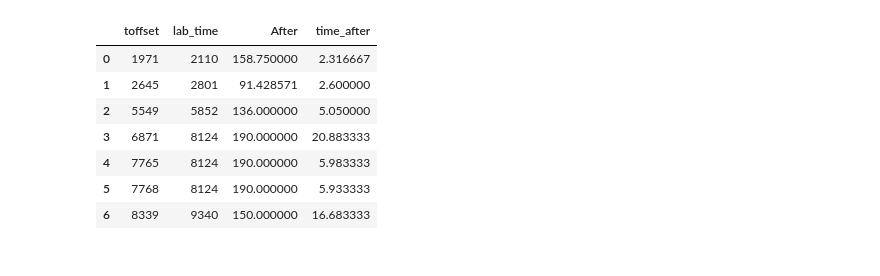
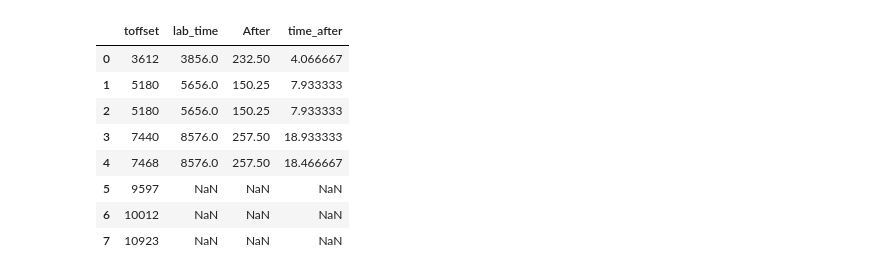
Before and after one commit to RomGutman/eICU_ARDS, a Jupyter notebook: ARDS.ipynb, the cells around one changed output. Drawn from its saved outputs; the diff is of its cells as text; code cells hidden in the pictures.

```diff
--- a/ARDS.ipynb
+++ b/ARDS.ipynb
@@ -66,7 +68,7 @@ q3 = """
     where patienthealthsystemstayid = %(phsid)s
                             """
 # %%
-param = {'phsid': '2645908'}
+param = {'phsid': 2473007}
 tr = pd.read_sql_query(query, con, params=param)
 tr2 = pd.read_sql_query(q2, con, params=param)
 df3 = tr.merge(tr2, how='left', on=['phsid']).copy()
@@ -75,6 +77,6 @@ df3 = tr.merge(tr2, how='left', on=['phsid']).copy()
 # tr3
 df3['closed'] = ((df3['toffset'] - df3['lab_time'])/60).astype(float)
 
-df3[['phsid','lab_time','PF ratio','toffset','closed']]
+df3[['phsid','lab_time','PF ratio','toffset','closed']].head(10)
 # %% [output]
 |  | phsid | lab_time | PF ratio | toffset | closed |
@@ -117,17 +121,18 @@ df2
 # %%
-df4 = pd.merge_asof(tr2[['toffset']],tr[['lab_time','PF ratio']], right_on=['lab_time'], left_on='toffset', direction='forward').copy()
+df4 = pd.merge_asof(tr2[['toffset']],tr[['lab_time','PF ratio']], right_on=['lab_time'], left_on='toffset', direction='forward',tolerance=48*60).copy()
 df4.rename(columns={"PF ratio": "After"},inplace=True)
 df4['time_after'] = ((df4['lab_time'] - df4['toffset'])/60).astype(float)
 df4
 # %% [output]
 |  | toffset | lab_time | After | time_after |
-| 0 | 1971 | 2110 | 158.750000 | 2.316667 |
-| 1 | 2645 | 2801 | 91.428571 | 2.600000 |
-| 2 | 5549 | 5852 | 136.000000 | 5.050000 |
-| 3 | 6871 | 8124 | 190.000000 | 20.883333 |
-| 4 | 7765 | 8124 | 190.000000 | 5.983333 |
-| 5 | 7768 | 8124 | 190.000000 | 5.933333 |
-| 6 | 8339 | 9340 | 150.000000 | 16.683333 |
+| 0 | 3612 | 3856.0 | 232.50 | 4.066667 |
+| 1 | 5180 | 5656.0 | 150.25 | 7.933333 |
+| 2 | 5180 | 5656.0 | 150.25 | 7.933333 |
+| 3 | 7440 | 8576.0 | 257.50 | 18.933333 |
+| 4 | 7468 | 8576.0 | 257.50 | 18.466667 |
+| 5 | 9597 | NaN | NaN | NaN |
+| 6 | 10012 | NaN | NaN | NaN |
+| 7 | 10923 | NaN | NaN | NaN |
 # %%
 df7 = pd.merge(df2[['toffset','Before','time_before']],df4[['toffset','After','time_after']],on='toffset').copy()
 df7 = df7[~(df7['After'].isnull()) & ~(df7['Before'].isnull())]
```
Also changed, not shown: parts of 21 cells of this notebook, 5 other files.
